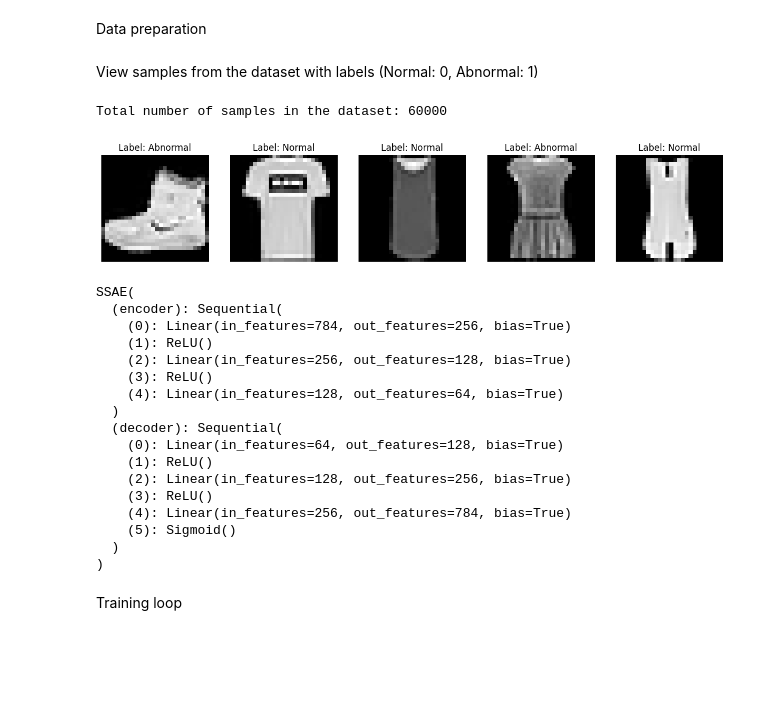
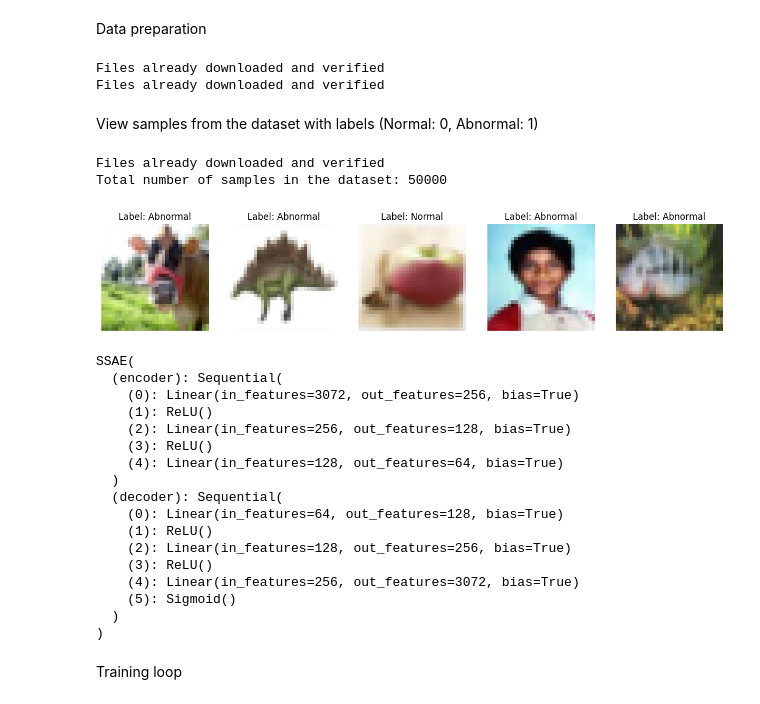
Before and after one commit to sameerhashmi36/anomaly_detection_computer_vision, a Jupyter notebook: Testing_data_aug/SSAE_data_aug.ipynb, the cells around one changed output. Saved outputs shown, nothing was run; the diff lists cells and outputs as text; code cells hidden in the pictures; blank space fills up the shorter version.

```diff
--- a/Testing_data_aug/SSAE_data_aug.ipynb
+++ b/Testing_data_aug/SSAE_data_aug.ipynb
@@ -31,6 +87,36 @@ class FashionMNISTCustom(Dataset):
         if self.transform:
             img = self.transform(img)
         return img, label
+# %%
+class Cifar100Custom(Dataset):
+    def __init__(self, root='./data', train=True, transform=None, normal_class=0):
+        """
+            Custom Cifar100 dataset with normal and abnormal labels.
+            Normal class will be labeled as 0, all other classes as 1.
+            Parameters:
+            - root: Path to the dataset.
+            - train: Boolean indicating whether to load the training set (default is True).
+            - transform: Transformations to be applied to the images (default is None).
+            - normal_class: Class index to be labeled as normal (default is 0).
+            - apply_erasing: Boolean indicating whether to apply random erasing (default is False).
+        """
+        self.dataset = datasets.CIFAR100(root=root, train=train, download=True)
+        self.normal_class = normal_class  # Set the normal class (e.g., apple)
+        self.transform = transform
+
+    def __len__(self):
+        return len(self.dataset)
+
+    def __getitem__(self, idx):
+        img, label = self.dataset[idx]
+        # Label normal (apple) as 0, abnormal (other) as 1
+        label = 0 if label == self.normal_class else 1
+
+        img = random_erasing(img)  # Apply random erasing
+
+        if self.transform:
+            img = self.transform(img)
+        return img, label
 # %% [markdown]
 SSAE Model Definition
 # %%
@@ -76,9 +173,16 @@ class SSAE(nn.Module):
 # %% [markdown]
 Data preparation
 # %%
-transform = transforms.Compose([transforms.ToTensor()])
-train_dataset = FashionMNISTCustom(train=True, transform=transform, normal_class=0)  # T-shirts as normal
+transform = transforms.Compose([transforms.ToTensor(),
+                                # Normalization according to CIFAR-100 mean and std
+                                transforms.Normalize((0.5071, 0.4867, 0.4408), (0.2675, 0.2565, 0.2761))])
+train_dataset = Cifar100Custom(train=True, transform=transform, normal_class=0)  # apple as normal
 train_loader = DataLoader(train_dataset, batch_size=64, shuffle=True)
+val_dataset = Cifar100Custom(train=False, transform=transform, normal_class=0)
+val_loader = DataLoader(val_dataset, batch_size=64, shuffle=False)
+# %% [output]
+Files already downloaded and verified
+Files already downloaded and verified
 # %% [markdown]
 View samples from the dataset with labels (Normal: 0, Abnormal: 1)
 # %%
@@ -90,7 +194,9 @@ def show_samples(dataset, num_samples=5):
 
         # Convert tensor to numpy array for displaying
         if isinstance(img, torch.Tensor):
-            img = img.numpy().squeeze()  # Convert to numpy and squeeze to remove extra dimensions
+            # img = img.numpy().squeeze()  # Convert to numpy and squeeze to remove extra dimensions
+
+             img = img.permute(1, 2, 0).numpy()  # Convert to (H, W, C) format
 
         axes[i].imshow(img, cmap='gray')  # Display the image
         axes[i].set_title(f"Label: {'Normal' if label == 0 else 'Abnormal'}")
@@ -99,13 +205,14 @@ def show_samples(dataset, num_samples=5):
     plt.show()
 # %%
 # Dataset with T-shirts (class 0) as normal and others as abnormal
-train_dataset = FashionMNISTCustom(train=True, transform=transforms.ToTensor(), normal_class=0)
+train_dataset = Cifar100Custom(train=True, transform=transforms.ToTensor(), normal_class=0)
 
 # Check the length of the dataset
 print(f"Total number of samples in the dataset: {len(train_dataset)}")
 
 # Show a few samples with their labels
 show_samples(train_dataset, num_samples=5)
 # %% [output]
-Total number of samples in the dataset: 60000
+Files already downloaded and verified
+Total number of samples in the dataset: 50000
-[figure, old version]
+[figure, new version]
@@ -115,9 +251,9 @@ optimizer = optim.Adam(model.parameters(), lr=0.0001)
 # %%
-model
+model.to(device)
 # %% [output]
 SSAE(
   (encoder): Sequential(
-    (0): Linear(in_features=784, out_features=256, bias=True)
+    (0): Linear(in_features=3072, out_features=256, bias=True)
     (1): ReLU()
     (2): Linear(in_features=256, out_features=128, bias=True)
     (3): ReLU()
@@ -128,7 +264,7 @@ SSAE(
     (1): ReLU()
     (2): Linear(in_features=128, out_features=256, bias=True)
     (3): ReLU()
-    (4): Linear(in_features=256, out_features=784, bias=True)
+    (4): Linear(in_features=256, out_features=3072, bias=True)
     (5): Sigmoid()
   )
 )
```
Also changed, not shown: parts of 10 cells of this notebook.
